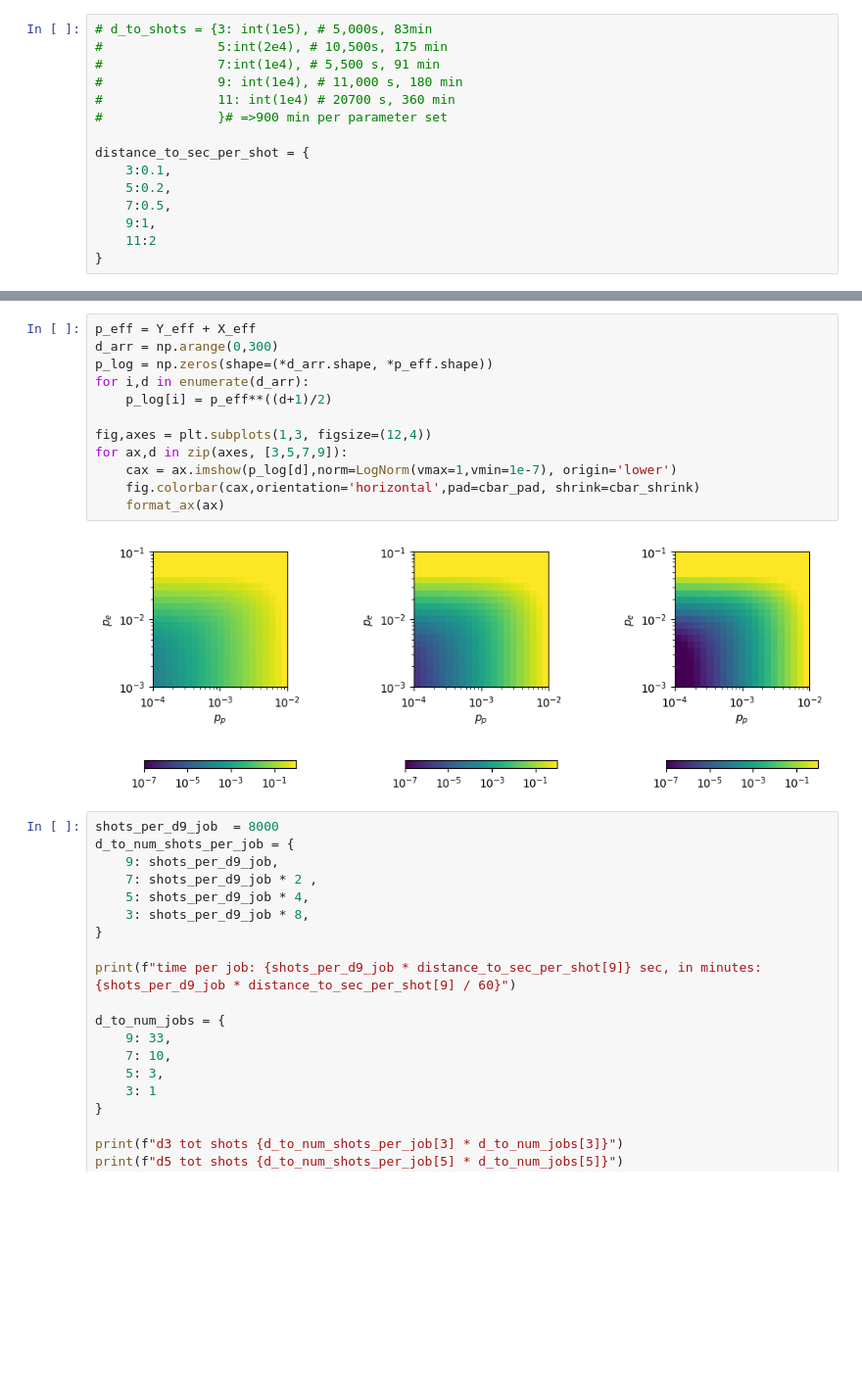
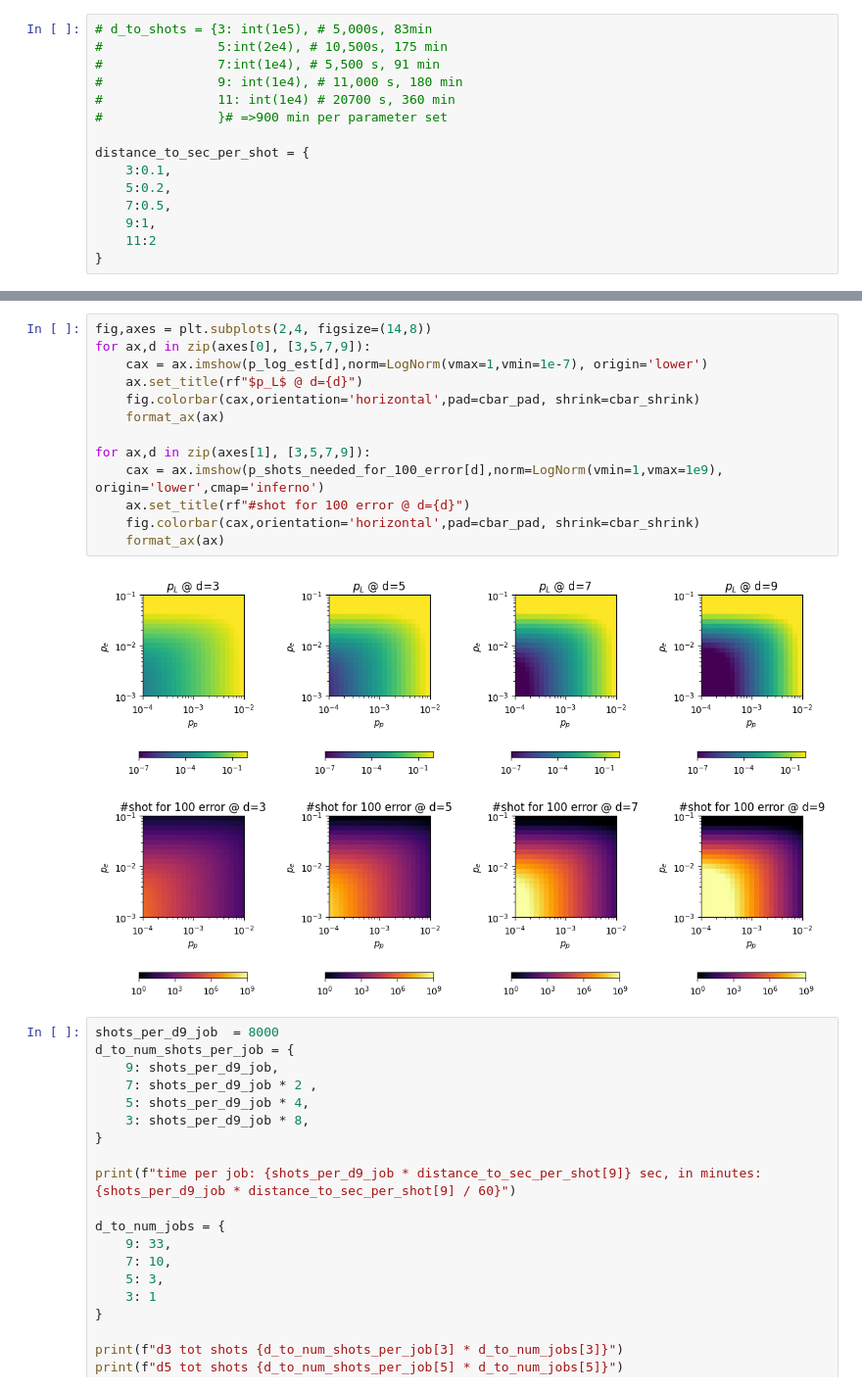
Before and after one commit to JiakaiW/surface_simulation_test, a Jupyter notebook: pack_and_analysis_new.ipynb, the cells around one changed output, grey strips where cells are left out. Shown at 98% size. Cells and saved outputs as stored; diff of their text form; blank space fills up the shorter version.

```diff
--- a/pack_and_analysis_new.ipynb
+++ b/pack_and_analysis_new.ipynb
@@ -134,17 +133,18 @@ format_ax(ax)
-# %%
-p_eff = Y_eff + X_eff
-d_arr = np.arange(0,300)
-p_log = np.zeros(shape=(*d_arr.shape, *p_eff.shape))
-for i,d in enumerate(d_arr):
-    p_log[i] = p_eff**((d+1)/2)
-
-fig,axes = plt.subplots(1,3, figsize=(12,4))
-for ax,d in zip(axes, [3,5,7,9]):
-    cax = ax.imshow(p_log[d],norm=LogNorm(vmax=1,vmin=1e-7), origin='lower')
-    fig.colorbar(cax,orientation='horizontal',pad=cbar_pad, shrink=cbar_shrink)
-    format_ax(ax)
-# %% [output]
-[figure, removed]
+# %%
+fig,axes = plt.subplots(2,4, figsize=(14,8))
+for ax,d in zip(axes[0], [3,5,7,9]):
+    cax = ax.imshow(p_log_est[d],norm=LogNorm(vmax=1,vmin=1e-7), origin='lower')
+    ax.set_title(rf"$p_L$ @ d={d}")
+    fig.colorbar(cax,orientation='horizontal',pad=cbar_pad, shrink=cbar_shrink)
+    format_ax(ax)
+
+for ax,d in zip(axes[1], [3,5,7,9]):
+    cax = ax.imshow(p_shots_needed_for_100_error[d],norm=LogNorm(vmin=1,vmax=1e9), origin='lower',cmap='inferno')
+    ax.set_title(rf"#shot for 100 error @ d={d}")
+    fig.colorbar(cax,orientation='horizontal',pad=cbar_pad, shrink=cbar_shrink)
+    format_ax(ax)
+# %% [output]
+[figure, added]
 # %%
 shots_per_d9_job  = 8000
 d_to_num_shots_per_job = {
```
Also changed, not shown: parts of 5 cells of this notebook, 2 other files.
